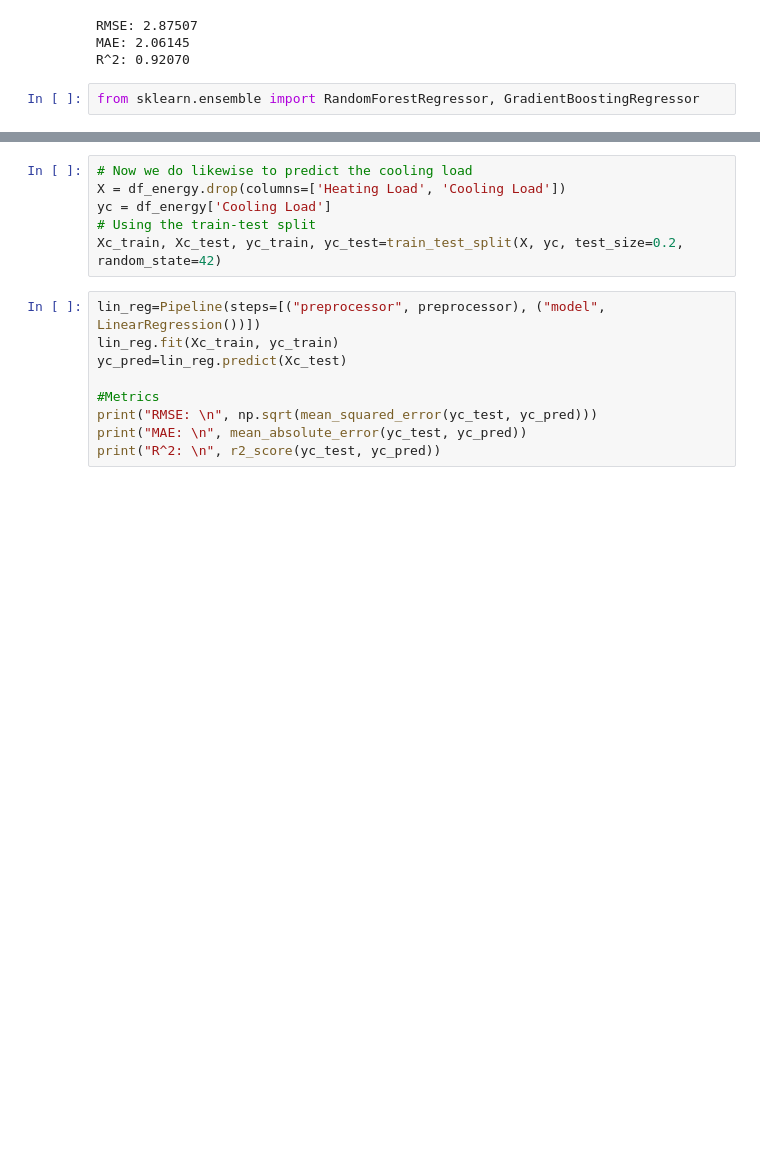
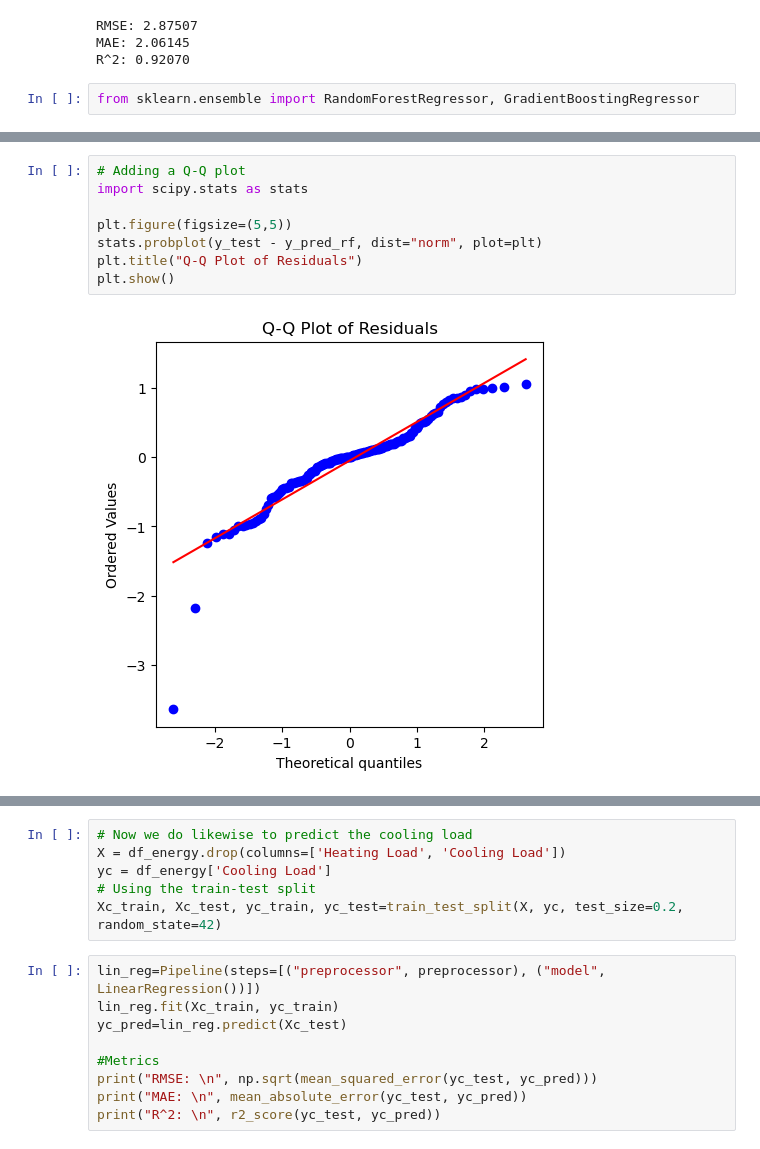
Before and after one commit to glfon/energy-consumption-regression, a Jupyter notebook: energy_consumption_regression (1).ipynb, the cells around one changed output, grey strips where cells are left out. Saved outputs shown, nothing was run; the diff lists cells and outputs as text; blank space fills up the shorter version.

```diff
--- a/energy_consumption_regression (1).ipynb
+++ b/energy_consumption_regression (1).ipynb
@@ -211 +212,11 @@ MAE: 0.36
 R^2: 0.997
+# %%
+# Adding a Q-Q plot
+import scipy.stats as stats
+
+plt.figure(figsize=(5,5))
+stats.probplot(y_test - y_pred_rf, dist="norm", plot=plt)
+plt.title("Q-Q Plot of Residuals")
+plt.show()
+# %% [output]
+[figure, added]
```
Also changed, not shown: parts of 18 cells of this notebook.
